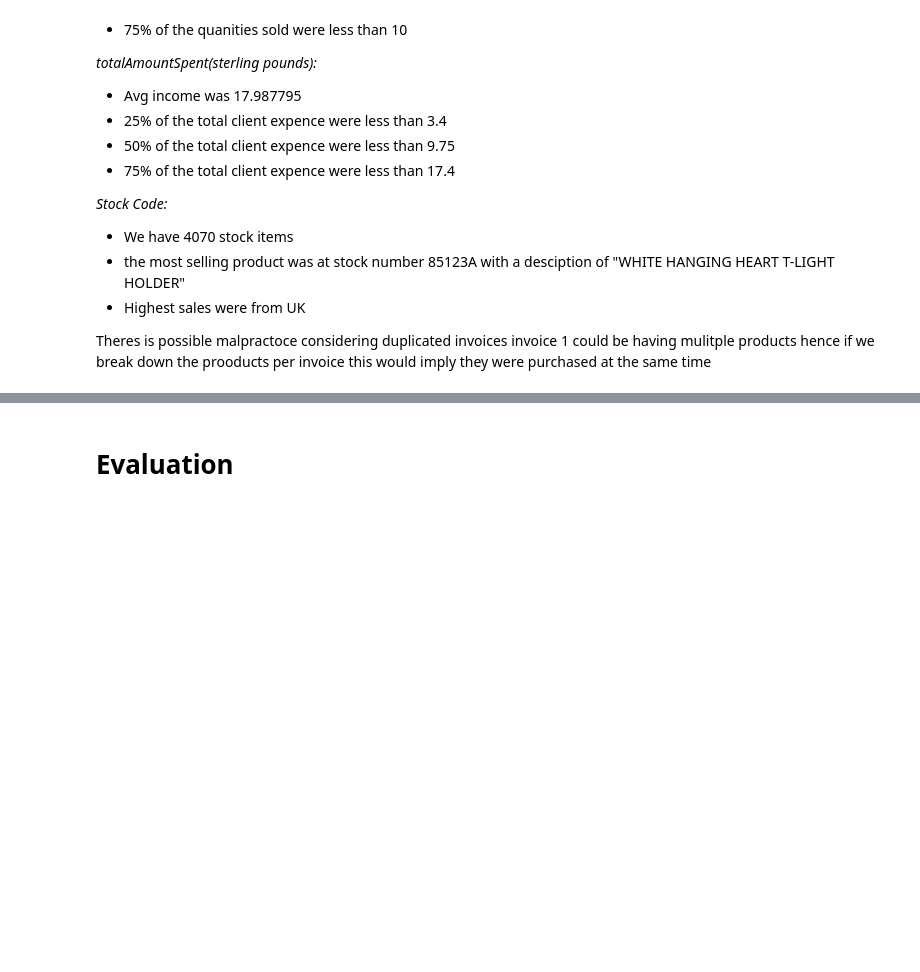
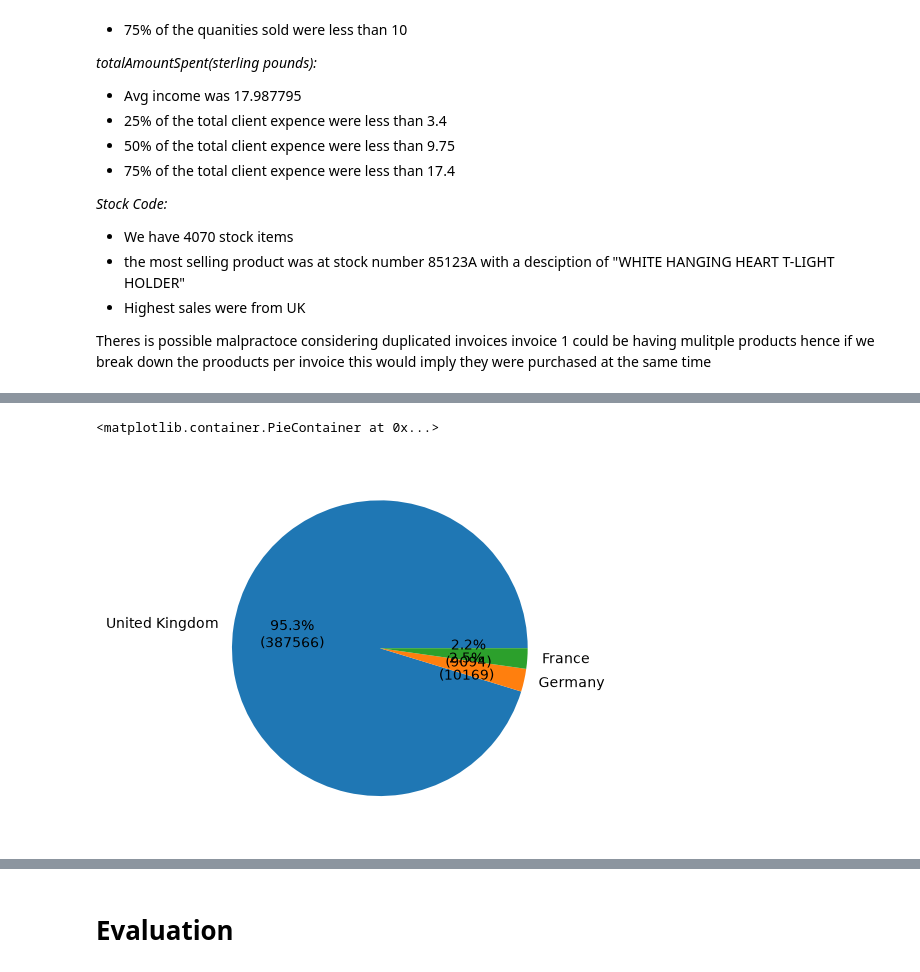
Before and after one commit to JosephRidge/Data-tool101, a Jupyter notebook: app.ipynb, the cells around one changed output, grey strips where cells are left out. Saved outputs shown, nothing was run; the diff lists cells and outputs as text; code cells hidden in the pictures; blank space fills up the shorter version.

```diff
--- a/app.ipynb
+++ b/app.ipynb
@@ -308,0 +394,14 @@ invoice 1 could be having mulitple products hence if we break down the prooducts
+# %%
+all_Country_df = legit_df["Country"].value_counts()
+def autopct_format(values):
+        def my_format(pct):
+            total = sum(all_Country_df)
+            val = int(round(pct*total/100.0))
+            return '{:.1f}%\n({v:d})'.format(pct, v=val)
+        return my_format
+
+s = legit_df["Country"].value_counts().head(3)
+plt.pie(s,labels = s.index, autopct=autopct_format(s))
+# %% [output]
+<matplotlib.container.PieContainer at 0x...>
+[figure, added]
```
Also changed, not shown: parts of 21 cells of this notebook.
